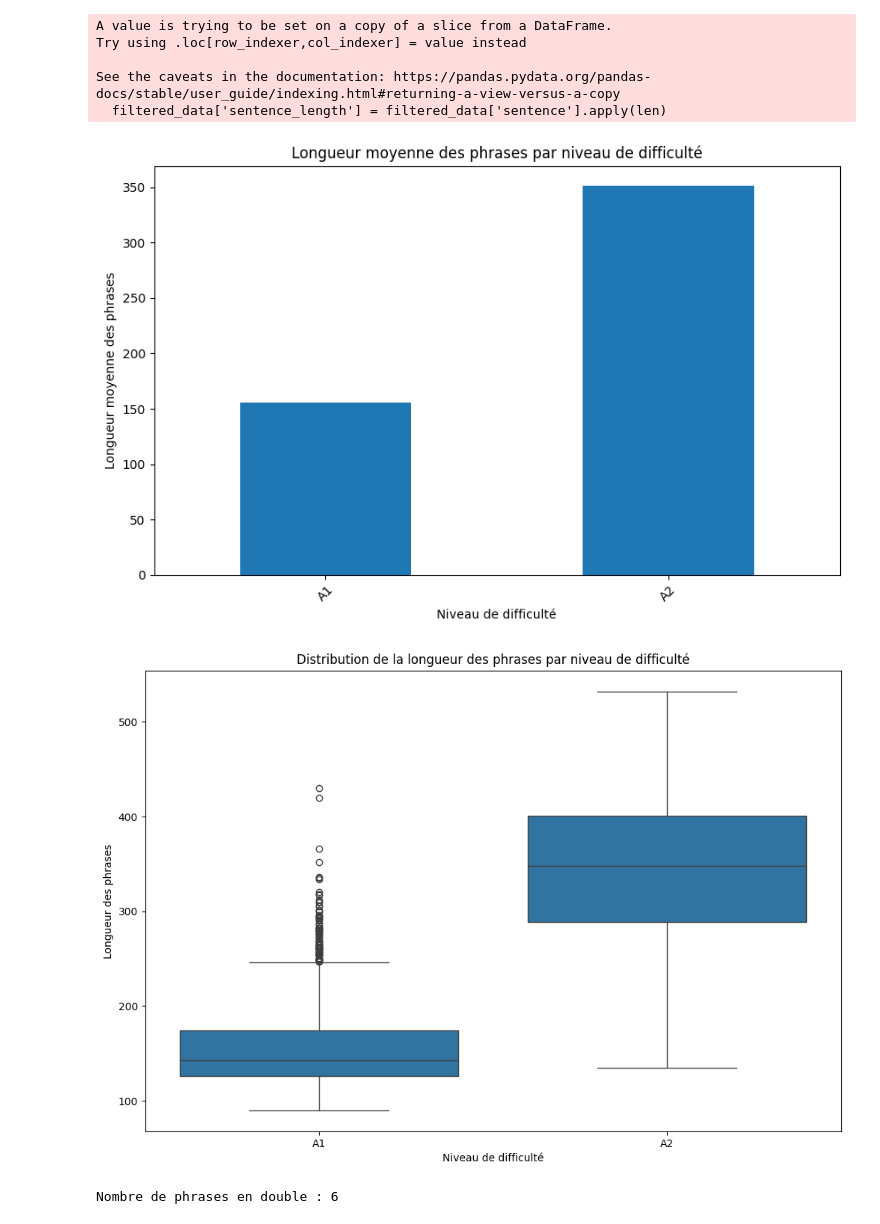
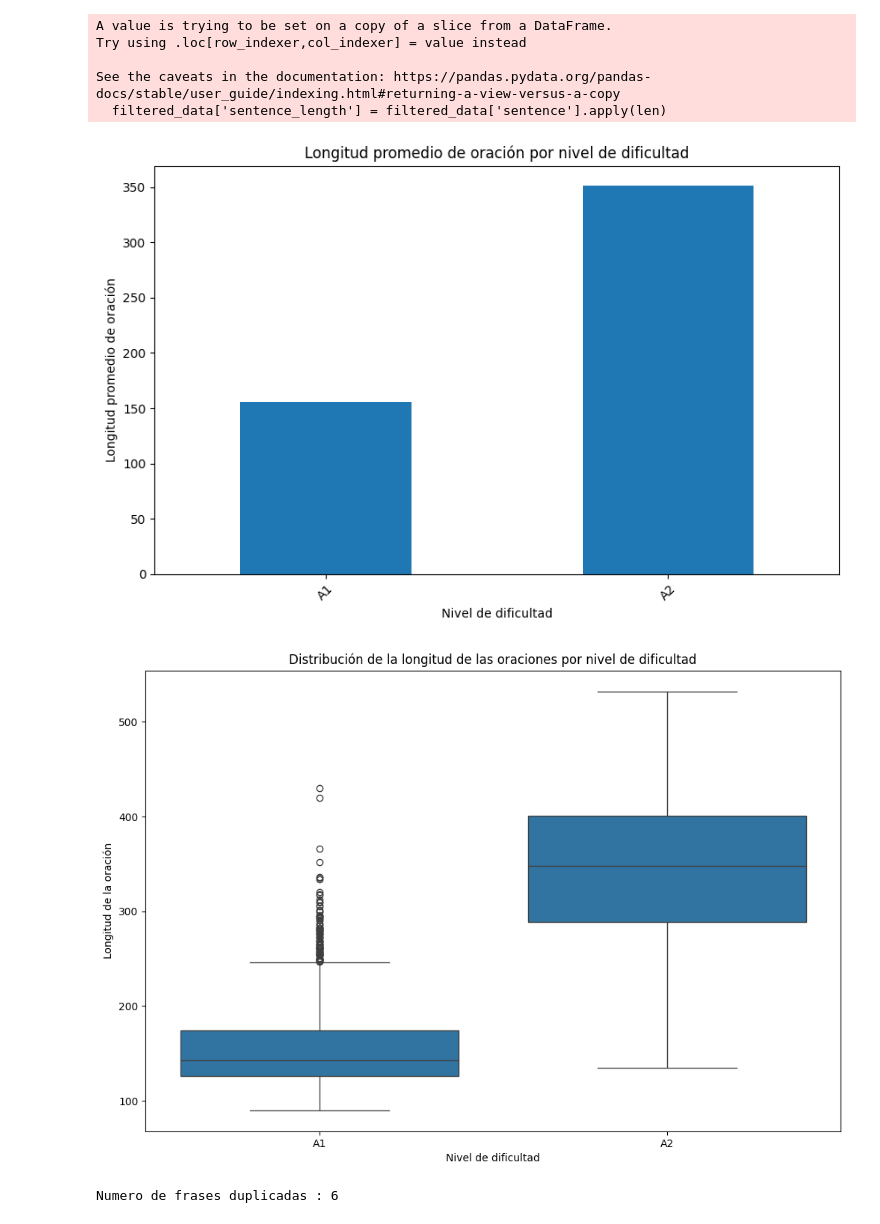
Before and after one commit to steepsalvadorman/MLF, a Jupyter notebook: dataexploration.ipynb, the cells around one changed output. Saved outputs shown, nothing was run; the diff lists cells and outputs as text; code cells hidden in the pictures.

```diff
--- a/dataexploration.ipynb
+++ b/dataexploration.ipynb
@@ -99,37 +99,37 @@ average_lengths = filtered_data.groupby('difficulty')['sentence_length'].mean()
 # %%
 import matplotlib.pyplot as plt
 
-# Créer un graphique à barres
+# Crear un gráfico de barras
 plt.figure(figsize=(10, 6))
 average_lengths.plot(kind='bar')
-plt.title('Longueur moyenne des phrases par niveau de difficulté')
-plt.xlabel('Niveau de difficulté')
-plt.ylabel('Longueur moyenne des phrases')
+plt.title('Longitud promedio de oración por nivel de dificultad')
+plt.xlabel('Nivel de dificultad')
+plt.ylabel('Longitud promedio de oración')
 plt.xticks(rotation=45)
 plt.show()
 # %% [output]
-[figure, old version]
+[figure, new version]
 # %%
 import matplotlib.pyplot as plt
 import seaborn as sns
 
-# Créer un box plot
+# Crea un diagrama de caja
 plt.figure(figsize=(12, 8))
 sns.boxplot(x='difficulty', y='sentence_length', data=filtered_data)
-plt.title('Distribution de la longueur des phrases par niveau de difficulté')
-plt.xlabel('Niveau de difficulté')
-plt.ylabel('Longueur des phrases')
+plt.title('Distribución de la longitud de las oraciones por nivel de dificultad')
+plt.xlabel('Nivel de dificultad')
+plt.ylabel('Longitud de la oración')
 plt.show()
 # %% [output]
-[figure, old version]
+[figure, new version]
 # %%
-# Identifier les doublons
+# Identificar duplicados
 duplicates = filtered_data[filtered_data.duplicated(subset='sentence', keep=False)]
 
-# Compter les doublons
+# Contar duplicados
 num_duplicates = duplicates.shape[0]
 
-print(f"Nombre de phrases en double : {num_duplicates}")
+print(f"Numero de frases duplicadas : {num_duplicates}")
 # %% [output]
-Nombre de phrases en double : 6
+Numero de frases duplicadas : 6
 # %%
```
Also changed, not shown: parts of 5 cells of this notebook, 6 other files.
